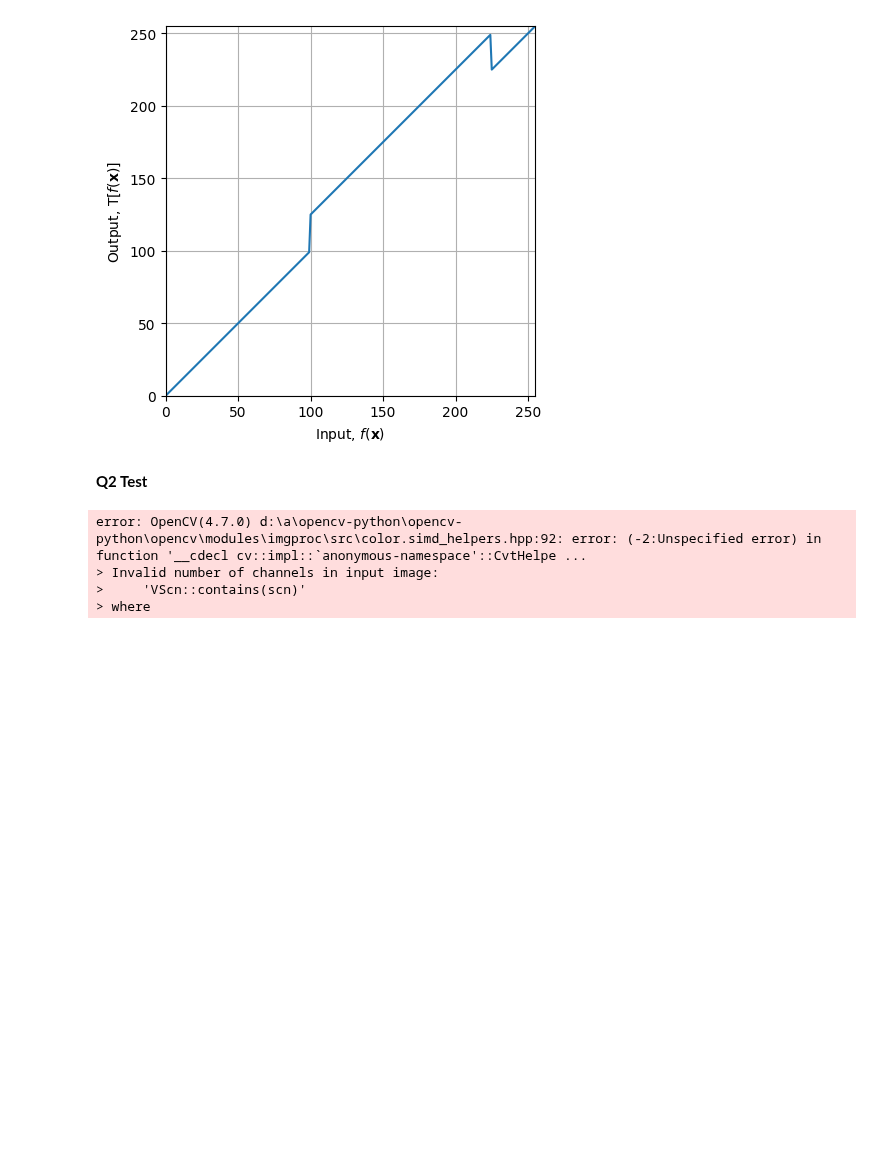
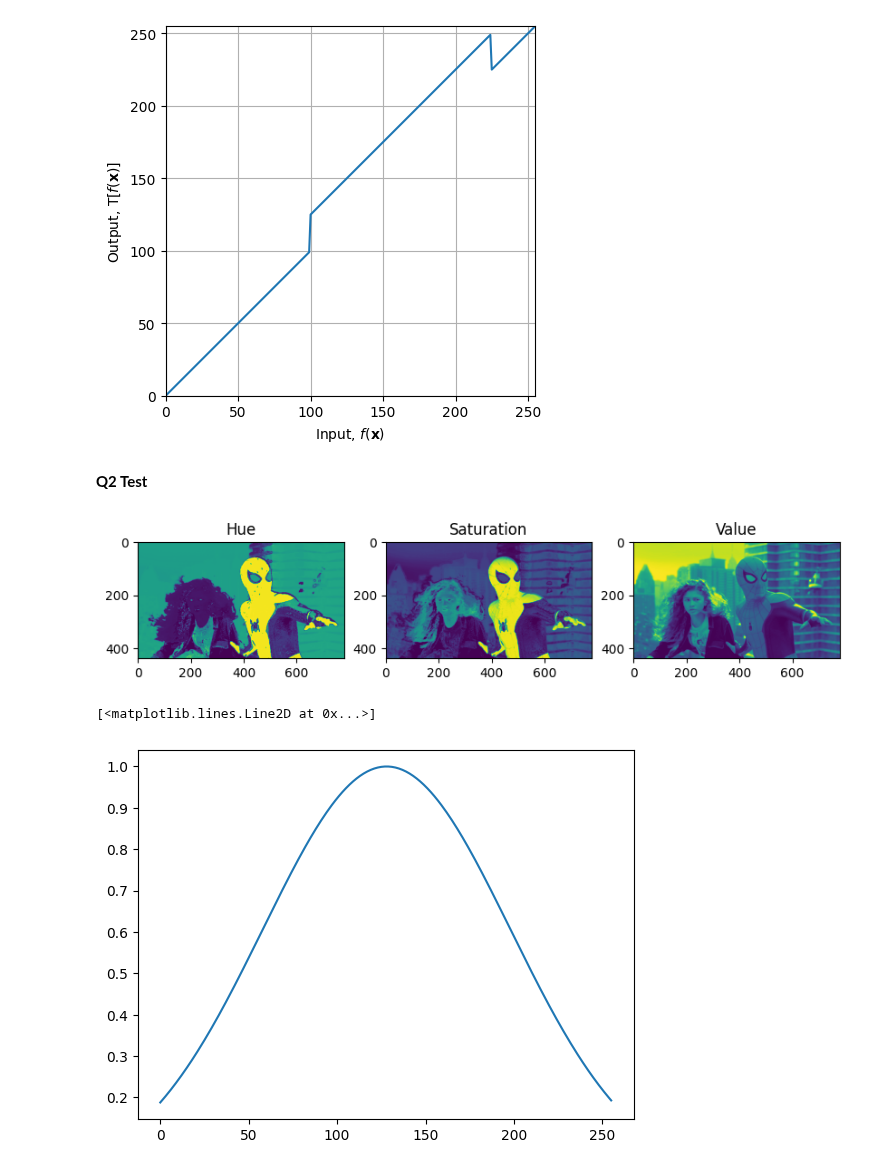
Before and after one commit to Abs-30/ImageProcessingAssignment, a Jupyter notebook: Test.ipynb, the cells around one changed output. Cells and saved outputs as stored; diff of their text form; code cells hidden in the pictures; blank space fills up the shorter version.

Commit message:
Added HSV plots

```diff
--- a/Test.ipynb
+++ b/Test.ipynb
@@ -202,35 +202,44 @@ cv.destroyAllWindows()
 [figure]
 # %% [markdown]
 **Q2 Test**
+# %%
+import cv2 as cv
+import matplotlib.pyplot as plt
+import numpy as np
+
+#not changed
+im = cv.imread('images/spider.png', cv.IMREAD_COLOR)
+assert im is not None
+
+im1 = cv.cvtColor(im, cv.COLOR_BGR2HSV)
+h_img,s_img,v_img = cv.split(im1)
+
+fig, ax= plt.subplots(1,3, figsize=(10,20))
+ax[0].imshow(h_img)
+ax[0].set_title('Hue')
+ax[1].imshow(s_img)
+ax[1].set_title('Saturation')
+ax[2].imshow(v_img)
+ax[2].set_title('Value')
+plt.show()
+# %% [output]
+[figure, added]
+[<matplotlib.lines.Line2D at 0x...>]
+[figure, added]
 # %%
-import cv2 as cv
-import matplotlib.pyplot as plt
-import numpy as np
-
-#not changed
-im = cv.imread('images/spide', cv.IMREAD_GRAYSCALE)
-assert im is not None
-
-im = cv.cvtColor(im, cv.COLOR_BGR2HSV)
-
 y, x= np.linspace(0, 255, 256), np.linspace(0, 255, 256)
 Y, X= np.meshgrid(x,y)
 
-a = np.arange(0 , 1 , 0.1)
+a = 0.1
 sigma = 70
 
 Y1 = np.exp((-(x-128)**2)/(2*sigma**2))
 #Y2 = (a/128)*Y1
 #Y = np.add(Y, Y1)
-cv.imshow('Image', im)
+cv.imshow('Image', h_img)
 cv.waitKey(0)
 image_transform = cv.LUT(im, Y1)
 cv.imshow('Image', image_transform)
 cv.waitKey(0)
 cv.destroyAllWindows()
 plt.plot(Y1)
-# %% [output]
-error: OpenCV(4.7.0) d:\a\opencv-python\opencv-python\opencv\modules\imgproc\src\color.simd_helpers.hpp:92: error: (-2:Unspecified error) in function '__cdecl cv::impl::`anonymous-namespace'::CvtHelpe ...
-> Invalid number of channels in input image:
->     'VScn::contains(scn)'
-> where
```
